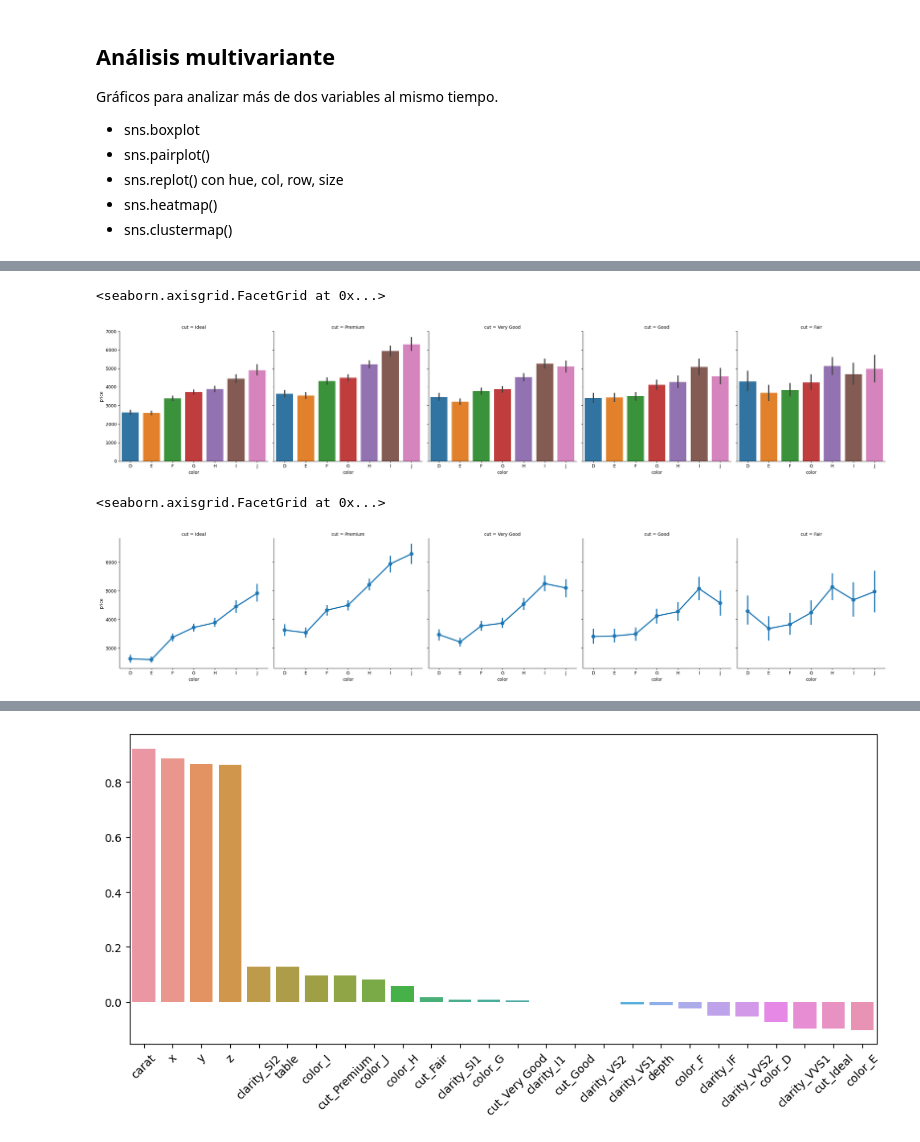
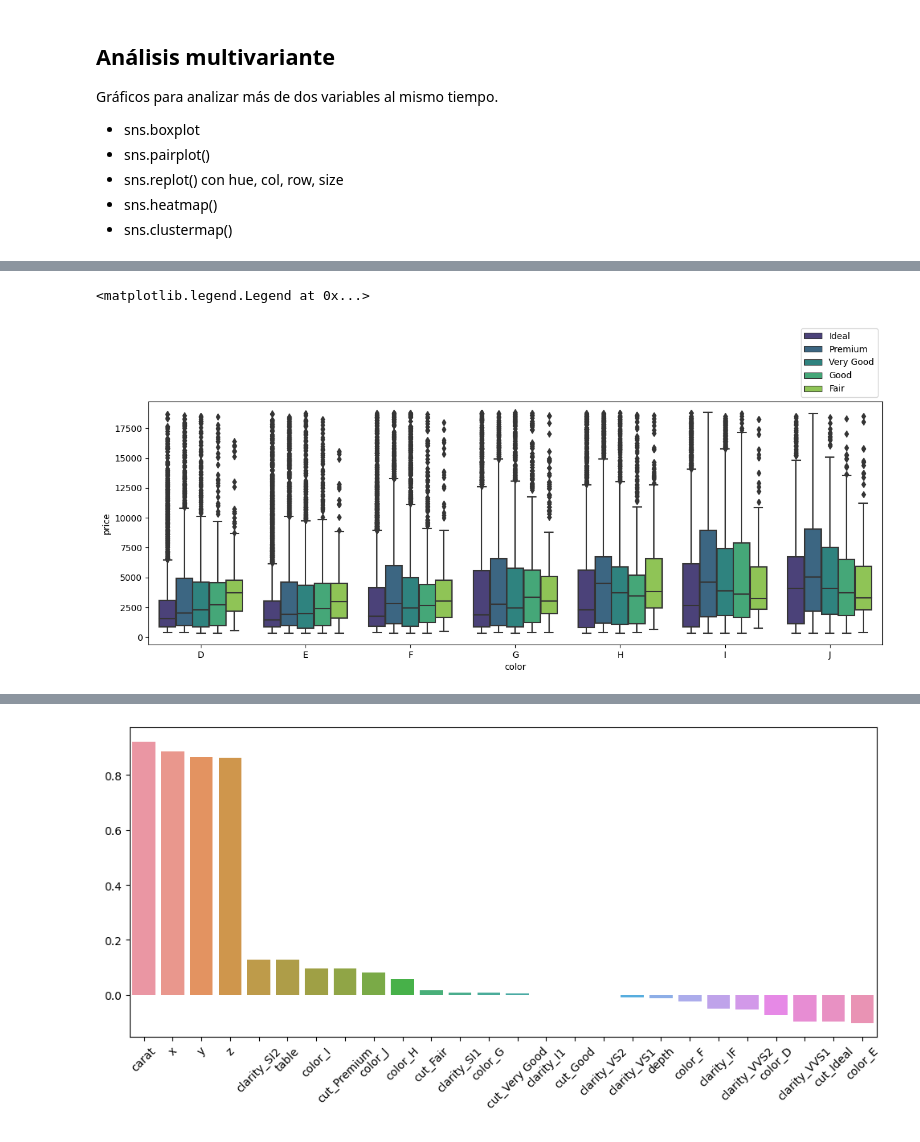
Before and after one commit to Jholman-Andres-Cuartas/curso_analisis_Jholman_cuartas, a Jupyter notebook: m5-visualizacion/seaborn/Notebooks/3.Seaborn_diamonds.ipynb, the cells around one changed output, grey strips where cells are left out. Drawn from its saved outputs; the diff is of its cells as text; code cells hidden in the pictures.

```diff
--- a/m5-visualizacion/seaborn/Notebooks/3.Seaborn_diamonds.ipynb
+++ b/m5-visualizacion/seaborn/Notebooks/3.Seaborn_diamonds.ipynb
@@ -289,10 +297,7 @@ sns.catplot(data=df, x='color', y='price', col='cut',kind='box')
-# %%
-sns.catplot(data=df, x='color', y='price', col='cut',kind='bar')
-# %% [output]
-<seaborn.axisgrid.FacetGrid at 0x...>
-[figure, removed]
-# %%
-sns.catplot(data=df, x='color', y='price', col='cut',kind='point')
-# %% [output]
-<seaborn.axisgrid.FacetGrid at 0x...>
-[figure, removed]
+# %%
+plt.figure(figsize=(15, 5))
+sns.boxplot(data=df, x='color', y='price', hue='cut', palette='viridis')
+plt.legend(loc='lower right', bbox_to_anchor=(1, 1))
+# %% [output]
+<matplotlib.legend.Legend at 0x...>
+[figure, added]
```
Also changed, not shown: parts of 24 cells of this notebook, 21 other files.
